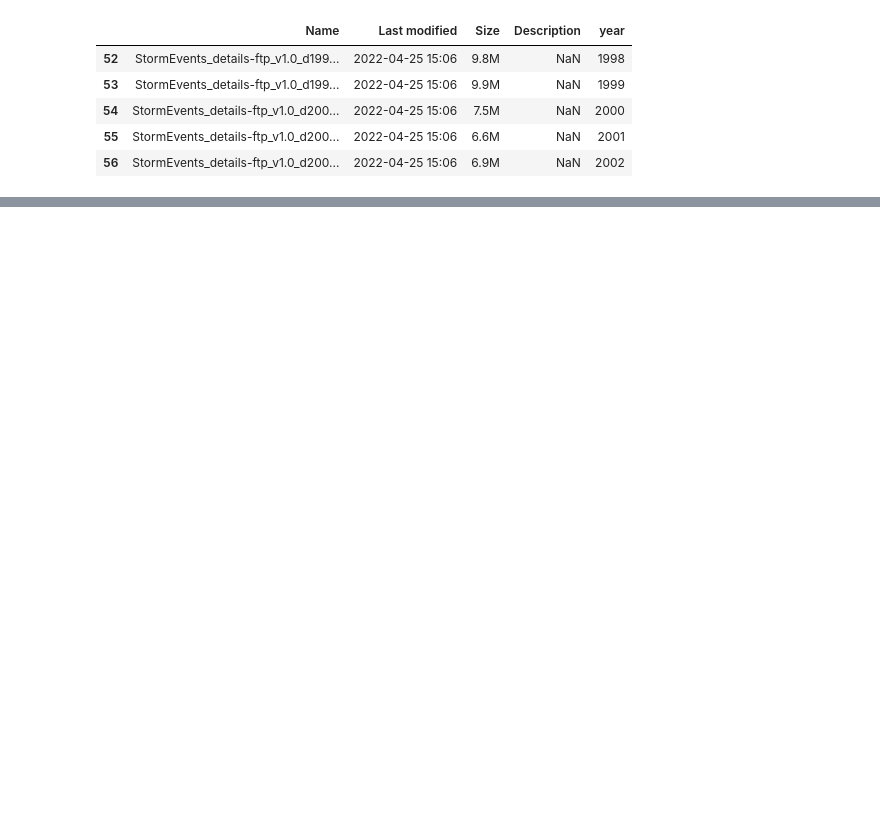
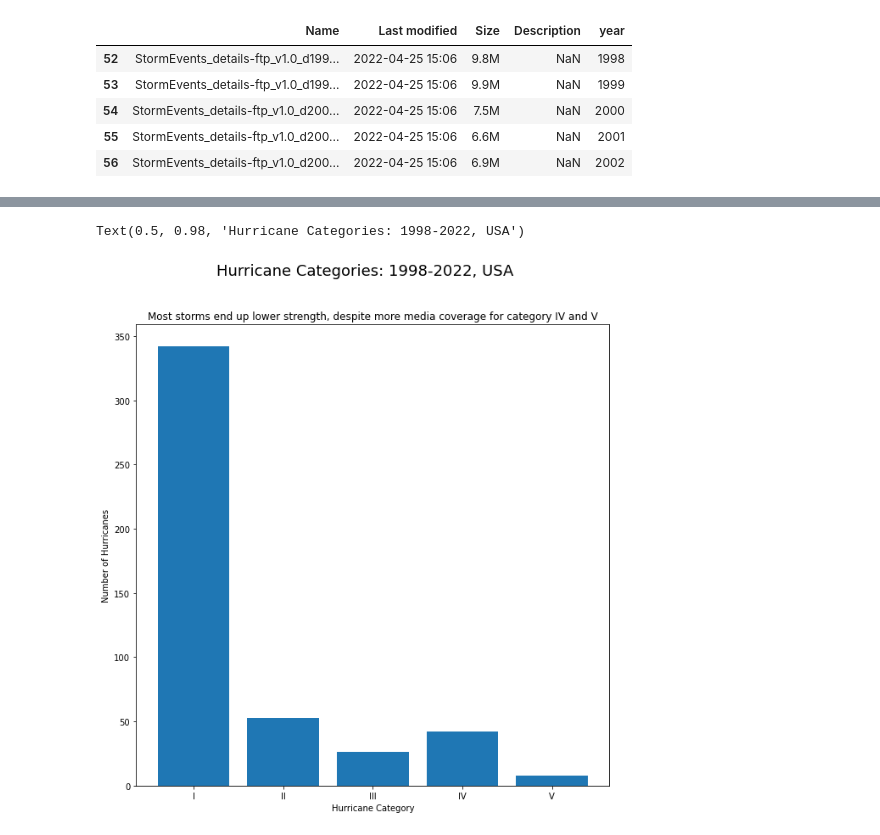
Before and after one commit to andrewbowen19/storiesDATA608, a Jupyter notebook: story5.ipynb, the cells around one changed output, grey strips where cells are left out. Cells and saved outputs as stored; diff of their text form; code cells hidden in the pictures; blank space fills up the shorter version.

```diff
--- a/story5.ipynb
+++ b/story5.ipynb
@@ -166,0 +155,7 @@ fatalities.to_csv("data/storm-fatalities.csv", index=False)
+# %%
+# Let's
+category_mapping = {"1.0": "I", "2.0": "II", "3.0": "III", "4.0": "IV", "5.0": "V"}
+details['category_roman'] = details['CATEGORY'].astype(str).map(category_mapping)
+
+categories = details.groupby("category_roman")['category_roman'].count()
+categories
@@ -166,0 +170,14 @@ fatalities.to_csv("data/storm-fatalities.csv", index=False)
+# %%
+
+
+f, ax = plt.subplots(figsize=(10, 10))
+plt.bar(categories.index, categories.values)
+
+plt.xlabel("Hurricane Category")
+plt.ylabel("Number of Hurricanes")
+
+plt.title("Most storms end up lower strength, despite more media coverage for category IV and V")
+plt.suptitle("Hurricane Categories: 1998-2022, USA", fontsize=18)
+# %% [output]
+Text(0.5, 0.98, 'Hurricane Categories: 1998-2022, USA')
+[figure, added]
```
Also changed, not shown: parts of 10 cells of this notebook.
